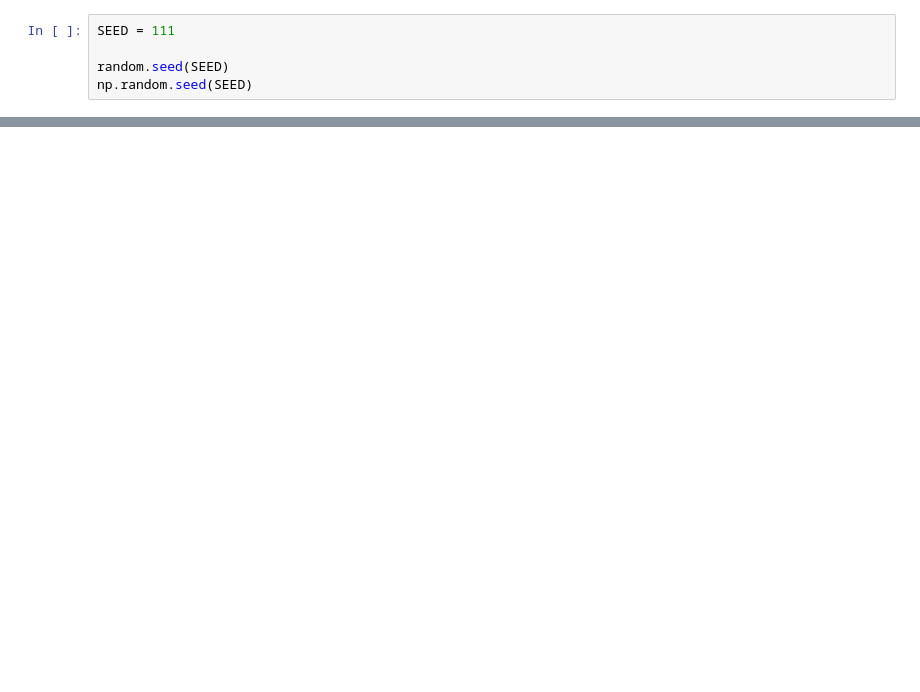
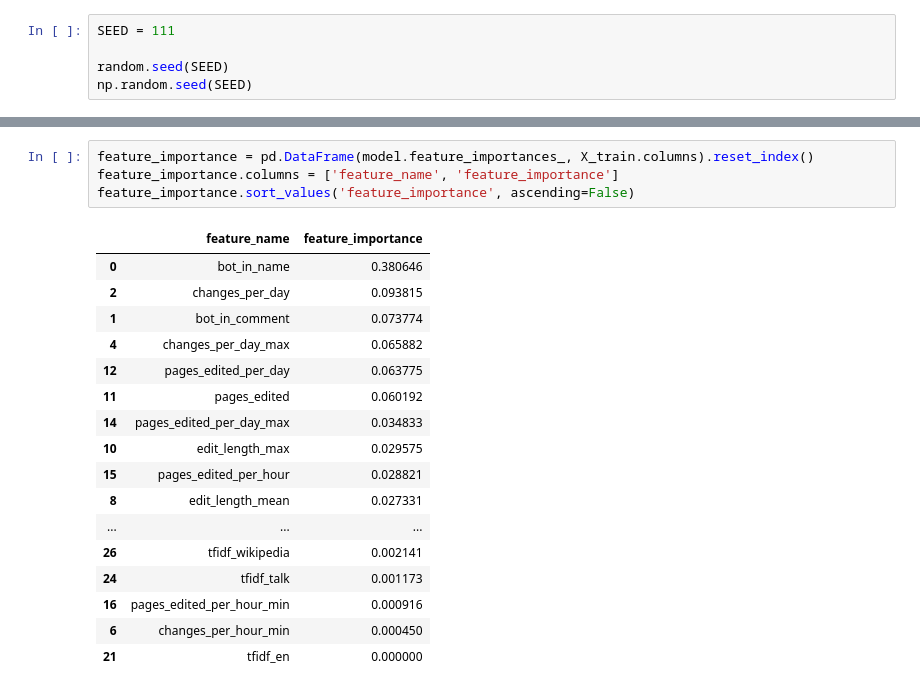
Before and after one commit to R1chrdson/bot_detection_mmdb23, a Jupyter notebook: classify_data/classifier.ipynb, the cells around one changed output, grey strips where cells are left out. Drawn from its saved outputs; the diff is of its cells as text; blank space fills up the shorter version.

```diff
--- a/classify_data/classifier.ipynb
+++ b/classify_data/classifier.ipynb
@@ -116,0 +215,22 @@ fig.set_size_inches(10, 5)
+# %%
+feature_importance = pd.DataFrame(model.feature_importances_, X_train.columns).reset_index()
+feature_importance.columns = ['feature_name', 'feature_importance']
+feature_importance.sort_values('feature_importance', ascending=False)
+# %% [output]
+|  | feature_name | feature_importance |
+| 0 | bot_in_name | 0.380646 |
+| 2 | changes_per_day | 0.093815 |
+| 1 | bot_in_comment | 0.073774 |
+| 4 | changes_per_day_max | 0.065882 |
+| 12 | pages_edited_per_day | 0.063775 |
+| 11 | pages_edited | 0.060192 |
+| 14 | pages_edited_per_day_max | 0.034833 |
+| 10 | edit_length_max | 0.029575 |
+| 15 | pages_edited_per_hour | 0.028821 |
+| 8 | edit_length_mean | 0.027331 |
+| ... | ... | ... |
+| 26 | tfidf_wikipedia | 0.002141 |
+| 24 | tfidf_talk | 0.001173 |
+| 16 | pages_edited_per_hour_min | 0.000916 |
+| 6 | changes_per_hour_min | 0.000450 |
+| 21 | tfidf_en | 0.000000 |
```
Also changed, not shown: parts of 33 cells of this notebook.
